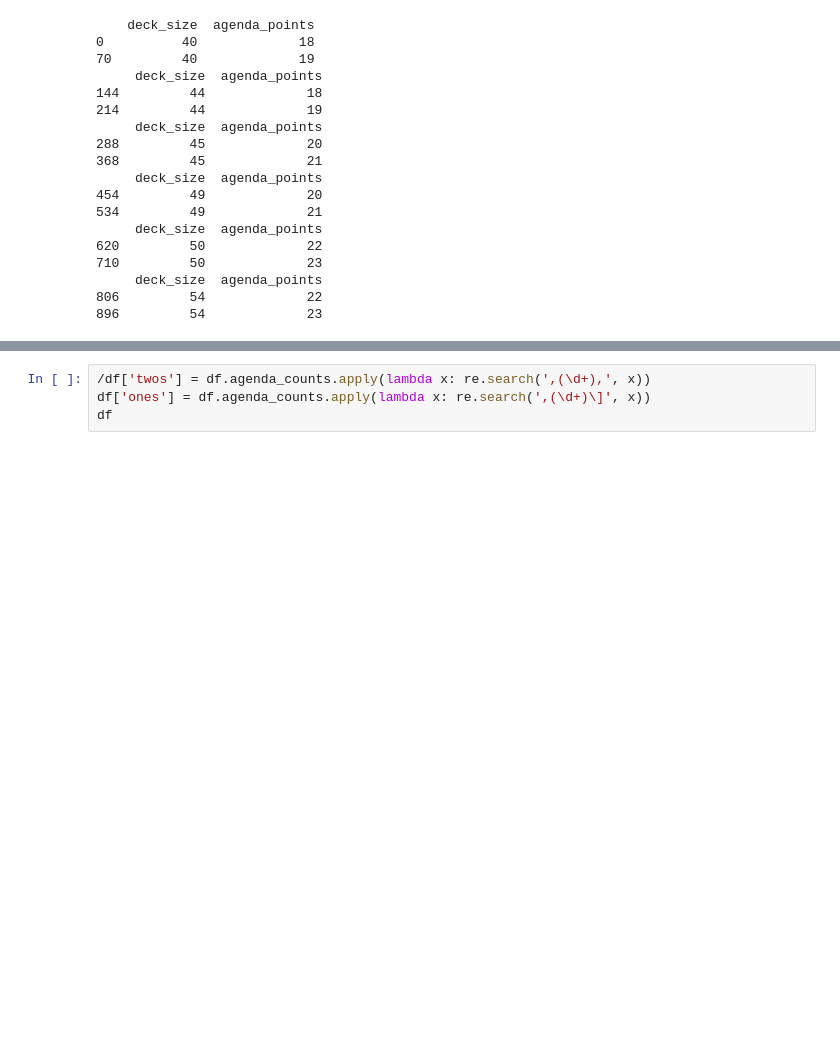
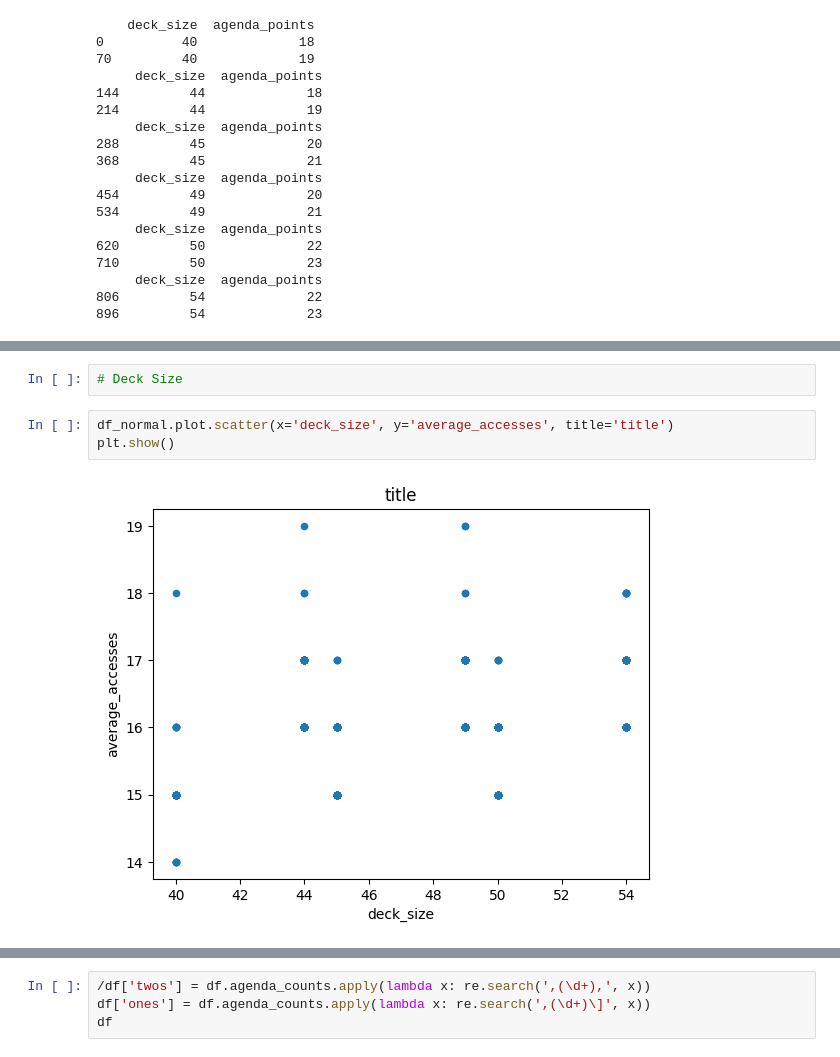
Before and after one commit to Johndsalas/Netrunner-Analysis, a Jupyter notebook: Scratch_Notebook.ipynb, the cells around one changed output, grey strips where cells are left out. Saved outputs shown, nothing was run; the diff lists cells and outputs as text; blank space fills up the shorter version.

```diff
--- a/Scratch_Notebook.ipynb
+++ b/Scratch_Notebook.ipynb
@@ -174,0 +167,7 @@ df[df.deck_size == 40]
+# %%
+# Deck Size
+# %%
+df_normal.plot.scatter(x='deck_size', y='average_accesses', title='title')
+plt.show()
+# %% [output]
+[figure, added]
```
Also changed, not shown: parts of 26 cells of this notebook.
